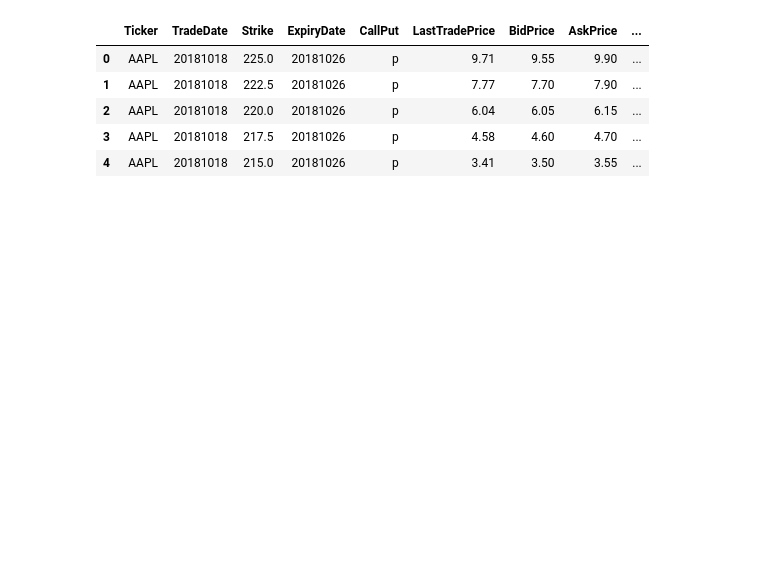
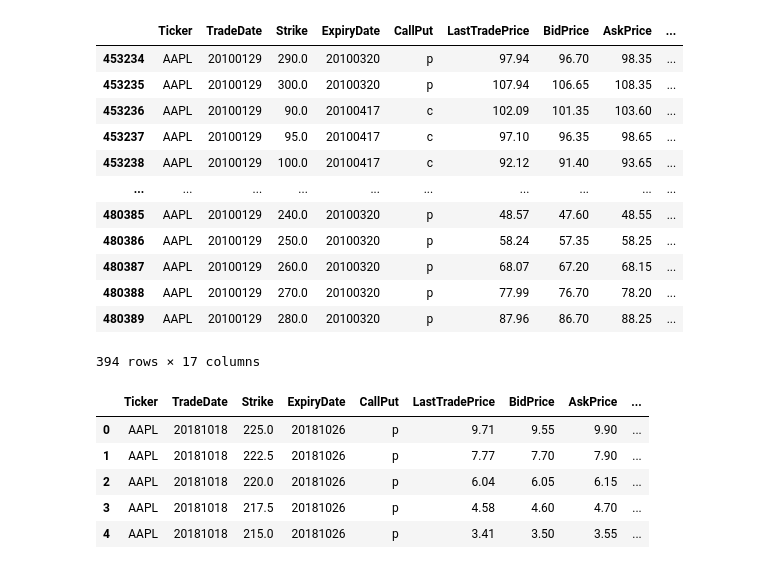
Before and after one commit to UniAnlxnshyam/Options, a Jupyter notebook: AAPL.ipynb, the cells around one changed output. Saved outputs shown, nothing was run; the diff lists cells and outputs as text; code cells hidden in the pictures; blank space fills up the shorter version.

```diff
--- a/AAPL.ipynb
+++ b/AAPL.ipynb
@@ -28,5 +106,21 @@ print(1)
 # %%
 df = pd.read_csv(os.path.join(base_path,'Options_AAPL_Monthly.csv'))
+# %%
+df[df.TradeDate==20100129]
+# %% [output]
+|  | Ticker | TradeDate | Strike | ExpiryDate | CallPut | LastTradePrice | BidPrice | AskPrice | ... |
+| 453234 | AAPL | 20100129 | 290.0 | 20100320 | p | 97.94 | 96.70 | 98.35 | ... |
+| 453235 | AAPL | 20100129 | 300.0 | 20100320 | p | 107.94 | 106.65 | 108.35 | ... |
+| 453236 | AAPL | 20100129 | 90.0 | 20100417 | c | 102.09 | 101.35 | 103.60 | ... |
+| 453237 | AAPL | 20100129 | 95.0 | 20100417 | c | 97.10 | 96.35 | 98.65 | ... |
+| 453238 | AAPL | 20100129 | 100.0 | 20100417 | c | 92.12 | 91.40 | 93.65 | ... |
+| ... | ... | ... | ... | ... | ... | ... | ... | ... | ... |
+| 480385 | AAPL | 20100129 | 240.0 | 20100320 | p | 48.57 | 47.60 | 48.55 | ... |
+| 480386 | AAPL | 20100129 | 250.0 | 20100320 | p | 58.24 | 57.35 | 58.25 | ... |
+| 480387 | AAPL | 20100129 | 260.0 | 20100320 | p | 68.07 | 67.20 | 68.15 | ... |
+| 480388 | AAPL | 20100129 | 270.0 | 20100320 | p | 77.99 | 76.70 | 78.20 | ... |
+| 480389 | AAPL | 20100129 | 280.0 | 20100320 | p | 87.96 | 86.70 | 88.25 | ... |
+394 rows × 17 columns
 # %%
 df.head()
 # %% [output]
```
Also changed, not shown: parts of 33 cells of this notebook, 8 other files.
